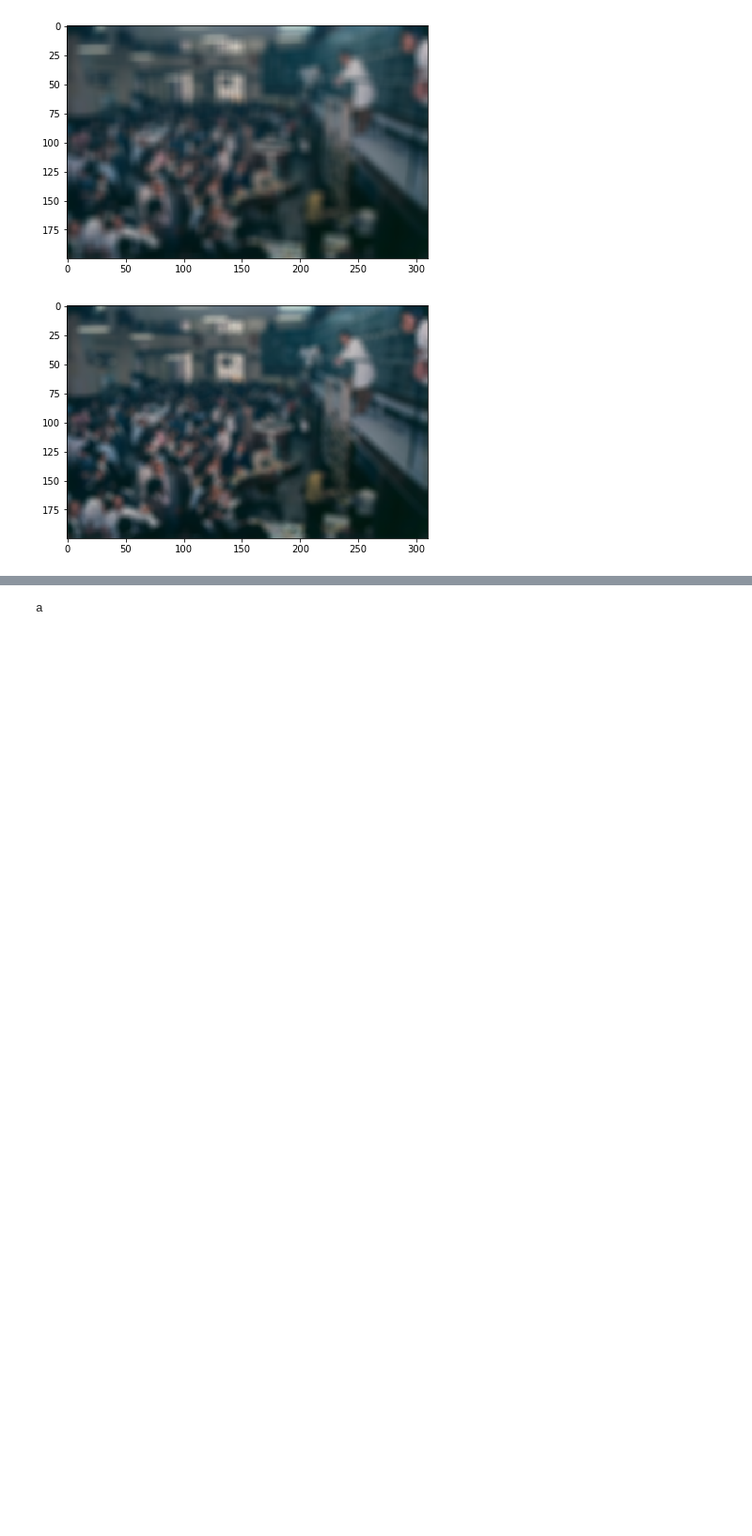
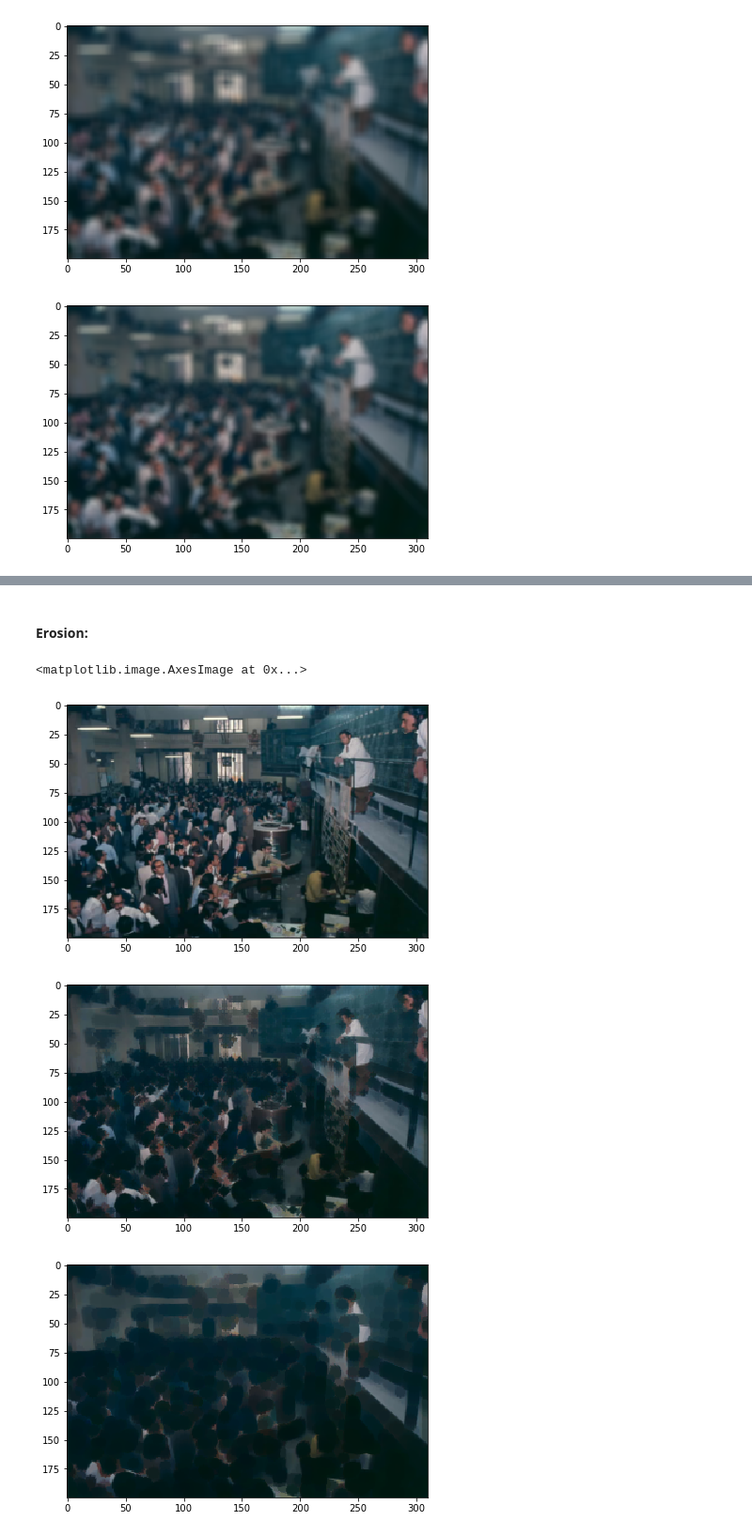
Before and after one commit to victorvianaom/My-Kaggle-Notebooks, a Jupyter notebook: Advanced Image Processing Using OpenCV.ipynb, the cells around one changed output, grey strips where cells are left out. Shown at 94% size. Drawn from its saved outputs; the diff is of its cells as text; code cells hidden in the pictures; blank space fills up the shorter version.

Commit message:
dilation, erosion, changing shape of images

```diff
--- a/Advanced Image Processing Using OpenCV.ipynb
+++ b/Advanced Image Processing Using OpenCV.ipynb
@@ -180,6 +179,38 @@ Erosion finds the maximum. Dilation finds the minumum.
 
 `cv2.getStructuringElement()` is the function used to define the kernel and pass it down to the `cv2.erode()` or `cv2.dilate()` function.
-# %%
-print('a')
-# %% [output]
-a
+# %% [markdown]
+#### Erosion:
+# %%
+img = img1_rgb
+
+# Defining Erosion sizes:
+e1 = 0 # Kernel size -> 1x1
+e2 = 2 # Kernel size -> 5x5
+e3 = 4 # Kernel size -> 9x9
+
+# Definind erosion type:
+t1 = cv2.MORPH_RECT
+t2 = cv2.MORPH_CROSS
+t3 = cv2.MORPH_ELLIPSE
+
+# Defining and saving the erosion template:
+tmp1 = cv2.getStructuringElement(t1, (2*e1 + 1, 2*e1 + 1), (e1, e1)) #(type, kernel_size, point_start)
+tmp2 = cv2.getStructuringElement(t2, (2*e2 + 1, 2*e2 + 1), (e2, e2))
+tmp3 = cv2.getStructuringElement(t3, (2*e3 + 1, 2*e3 + 1), (e3, e3))
+
+#Applying the erosion template to the image and save in different variables:
+final1 = cv2.erode(img, tmp1)
+final2 = cv2.erode(img, tmp2)
+final3 = cv2.erode(img, tmp3)
+
+figure(0)
+io.imshow(final1)
+figure(1)
+io.imshow(final2)
+figure(2)
+io.imshow(final3)
+# %% [output]
+<matplotlib.image.AxesImage at 0x...>
+[figure, added]
+[figure, added]
+[figure, added]
```
Also changed, not shown: parts of 4 cells of this notebook.
